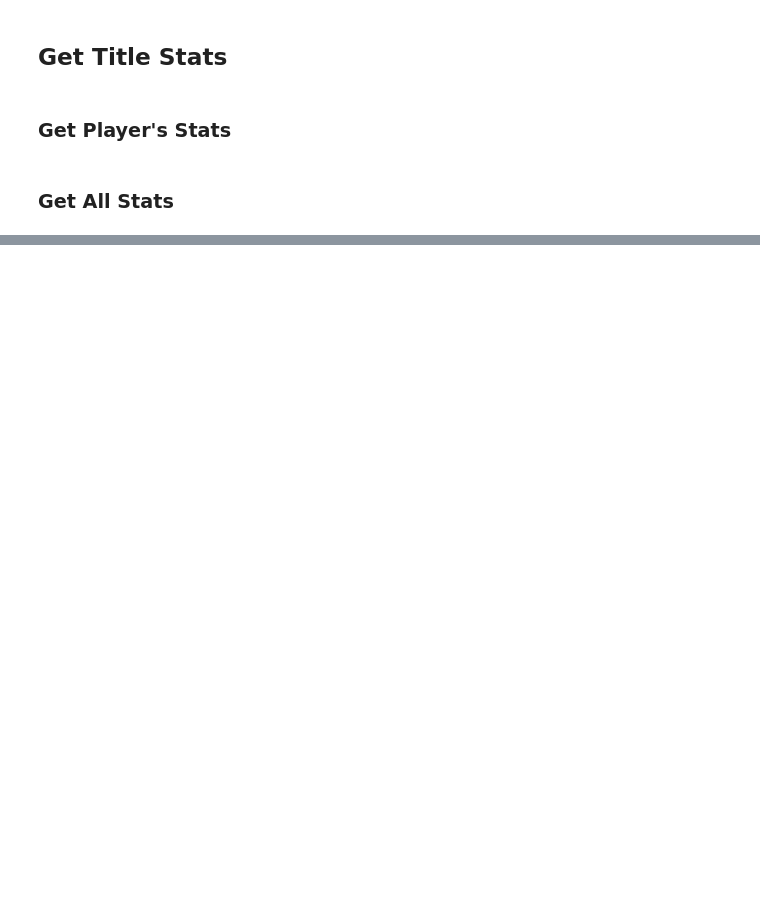
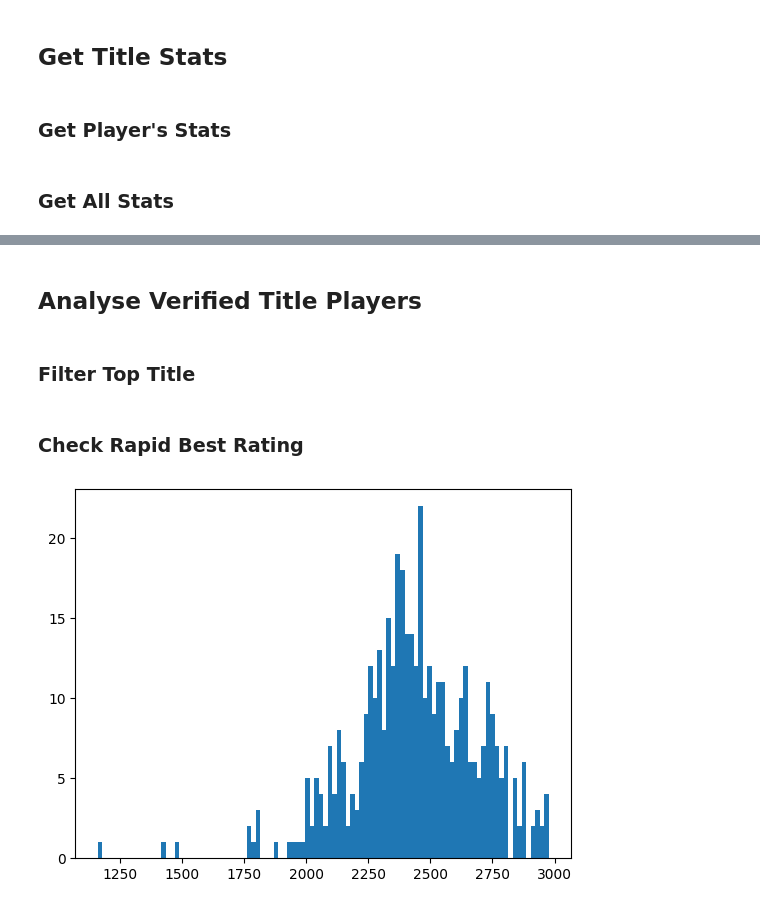
Before and after one commit to hieudoanm/chess.com, a Jupyter notebook: main.ipynb, the cells around one changed output, grey strips where cells are left out. Drawn from its saved outputs; the diff is of its cells as text; code cells hidden in the pictures; blank space fills up the shorter version.

Commit message:
Analyze Data

```diff
--- a/main.ipynb
+++ b/main.ipynb
@@ -85,7 +102,7 @@ for chunk_title_players in tqdm(chunks_title_players):
 def get_stats(username):
     stats_url = f"{PROXY_API}/player/{username}/stats"
     try:
-        response = requests.get(stats_url, timeout=10)
+        response = session.get(stats_url, timeout=10)
         if response.status_code == 200:
             stats = response.json()
             fide = stats.get("fide", 0)
@@ -174,0 +180,14 @@ elgrona HTTPSConnectionPool(host='homapis.vercel.app', port=443): Read timed out
+# %%
+verified_title_stats = []
+
+for chunk_verified_title_profiles in tqdm(chunks_verified_title_profiles):
+    usernames = list(map(lambda title_player: title_player["username"], chunk_verified_title_profiles))
+    with concurrent.futures.ThreadPoolExecutor() as executor:
+        futures = []
+        for username in usernames:
+            futures.append(executor.submit(get_stats, username=username))
+        for future in concurrent.futures.as_completed(futures):
+            stats = future.result()
+            verified_title_stats.append(stats)
+    verified_title_stats_data_frame = pandas.DataFrame.from_dict(verified_title_stats)
+    verified_title_stats_data_frame.to_csv(r'data/csv/verified_title_stats.csv', index = False, header = True)
@@ -174,0 +196,28 @@ elgrona HTTPSConnectionPool(host='homapis.vercel.app', port=443): Read timed out
+# %%
+verified_title_players_data_frame = pandas.merge(verified_title_profiles_data_frame, verified_title_stats_data_frame)
+verified_title_players_data_frame.to_csv(r'data/csv/verified_title_players.csv', index = False, header = True)
+# %% [markdown]
+## Analyse Verified Title Players
+# %% [markdown]
+### Filter Top Title
+# %%
+TOP_TITLE = ["FM", "IM", "GM"]
+
+verified_title_players = verified_title_players_data_frame.to_dict('records')
+verified_top_title_players = list(filter(lambda title_player: title_player["title"] in TOP_TITLE, verified_title_players))
+
+
+verified_top_title_stats_data_frame = pandas.DataFrame.from_dict(verified_top_title_players)
+verified_top_title_stats_data_frame.to_csv(r'data/csv/verified_top_title_players.csv', index = False, header = True)
+# %% [markdown]
+### Check Rapid Best Rating
+# %%
+import matplotlib.pyplot as plt
+
+rapid_rating_best_verified_title_players = list(map(lambda title_player: title_player["rapid_rating_best"], verified_title_players))
+rapid_rating_best_verified_title_players = list(filter(lambda rapid_rating_best: rapid_rating_best > 0, rapid_rating_best_verified_title_players))
+
+plt.hist(rapid_rating_best_verified_title_players, 100)
+plt.show()
+# %% [output]
+[figure, added]
```
Also changed, not shown: parts of 17 cells of this notebook, 7 other files.
